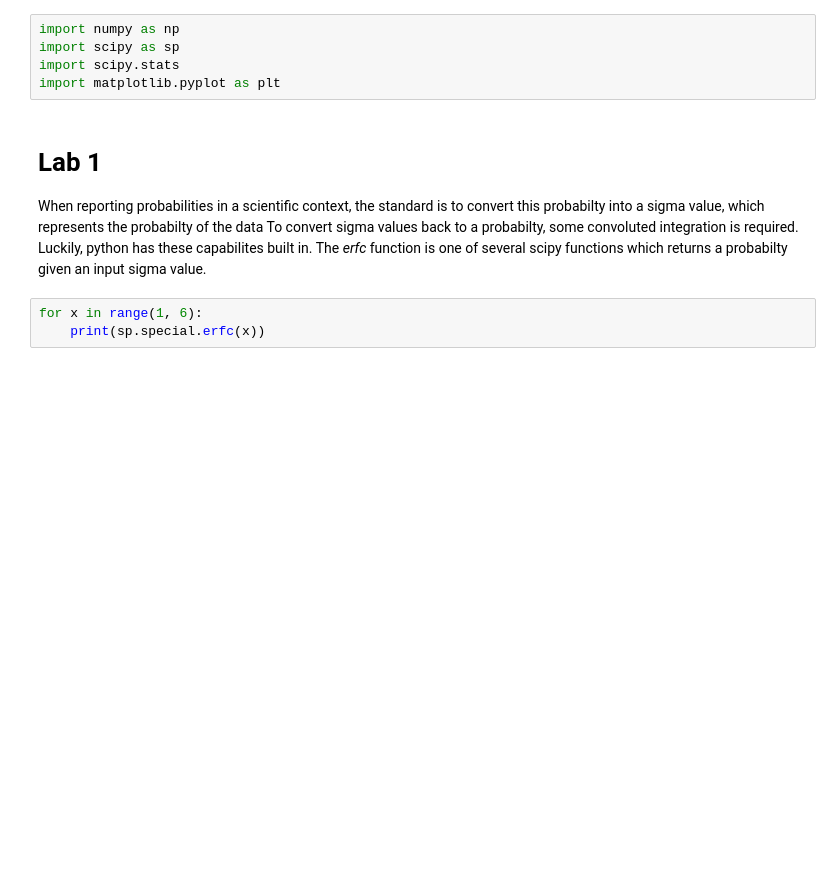
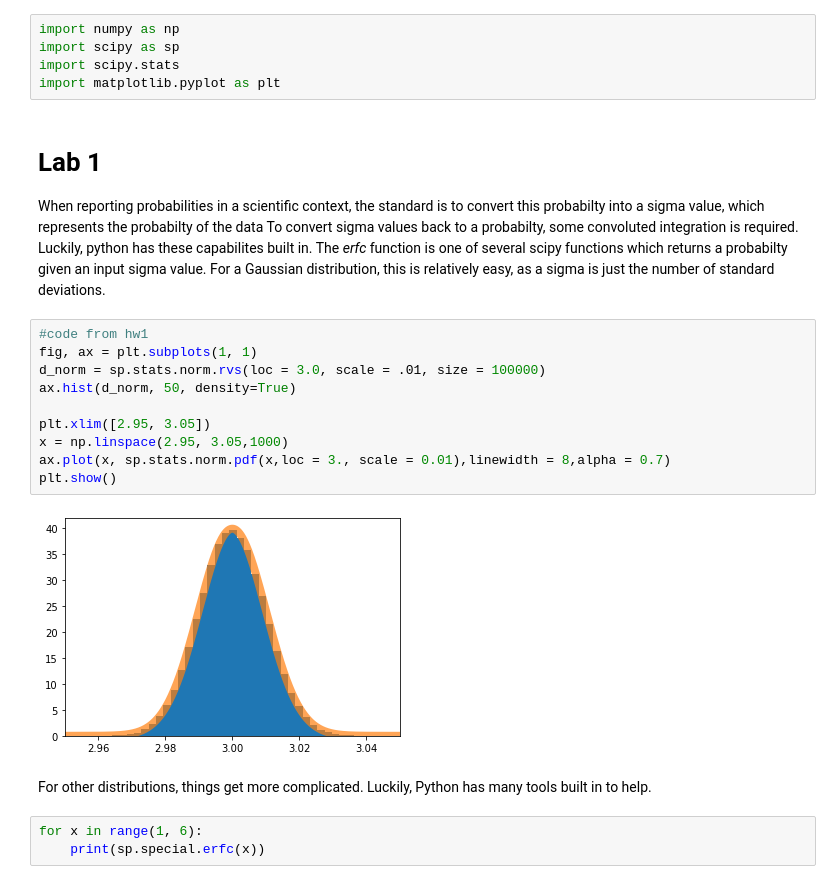
Before and after one commit to deanlr/phys434-labs, a Jupyter notebook: lab1.ipynb, the cells around one changed output. Drawn from its saved outputs; the diff is of its cells as text; blank space fills up the shorter version.

```diff
--- a/lab1.ipynb
+++ b/lab1.ipynb
@@ -6,7 +6,21 @@ import matplotlib.pyplot as plt
 # %% [markdown]
 # Lab 1
 
-When reporting probabilities in a scientific context, the standard is to convert this probabilty into a sigma value, which represents the probabilty of the data To convert sigma values back to a probabilty, some convoluted integration is required. Luckily, python has these capabilites built in. The *erfc* function is one of several scipy functions which returns a probabilty given an input sigma value.
+When reporting probabilities in a scientific context, the standard is to convert this probabilty into a sigma value, which represents the probabilty of the data To convert sigma values back to a probabilty, some convoluted integration is required. Luckily, python has these capabilites built in. The *erfc* function is one of several scipy functions which returns a probabilty given an input sigma value. For a Gaussian distribution, this is relatively easy, as a sigma is just the number of standard deviations.
+# %%
+#code from hw1
+fig, ax = plt.subplots(1, 1)
+d_norm = sp.stats.norm.rvs(loc = 3.0, scale = .01, size = 100000)
+ax.hist(d_norm, 50, density=True)
+
+plt.xlim([2.95, 3.05])
+x = np.linspace(2.95, 3.05,1000)
+ax.plot(x, sp.stats.norm.pdf(x,loc = 3., scale = 0.01),linewidth = 8,alpha = 0.7)
+plt.show()
+# %% [output]
+[figure, added]
+# %% [markdown]
+For other distributions, things get more complicated. Luckily, Python has many tools built in to help.
 # %%
 for x in range(1, 6):
     print(sp.special.erfc(x))
```
Also changed, not shown: parts of 5 cells of this notebook.
